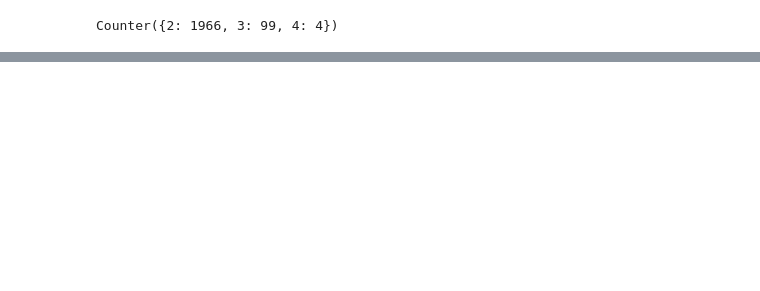
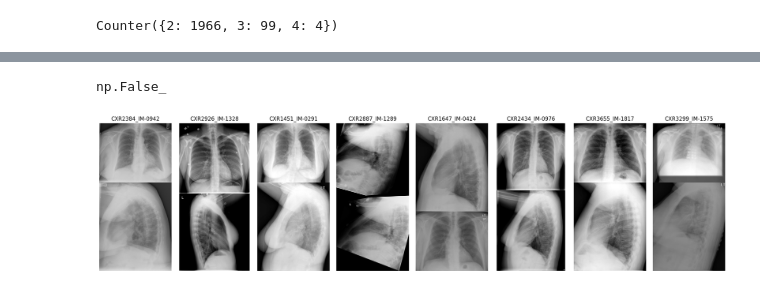
Before and after one commit to ramm777/transformers_xray_report, a Jupyter notebook: task2.ipynb, the cells around one changed output, grey strips where cells are left out. Saved outputs shown, nothing was run; the diff lists cells and outputs as text; code cells hidden in the pictures; blank space fills up the shorter version.

```diff
--- a/task2.ipynb
+++ b/task2.ipynb
@@ -68,7 +94,7 @@ plt.tight_layout()
 # %%
 sizes = []
 
-for folder_id in ids_annot:
+for folder_id in tqdm(ids_annot):
     try:
         img0 = Image.open(path_images / folder_id / "0.png")
         img1 = Image.open(path_images / folder_id / "1.png")
@@ -80,4 +106,3 @@ for folder_id in ids_annot:
         print(f"File not found: {e}")
 
 sizes = pd.DataFrame(sizes).set_index('id')
-sizes
@@ -120,12 +145,16 @@ def concatenate_images_vertically(image1, image2, shared_width=512):
     concatenated_image.paste(image2.crop((0, 0, shared_width, image2.height)), (0, image1.height))
     return concatenated_image
 
-
-for folder_id in ids_annot[:1]:
+df_data['image'] = None
+for folder_id in tqdm(ids_annot):
     try:
         img0 = Image.open(path_images / folder_id / "0.png")
         img1 = Image.open(path_images / folder_id / "1.png")
         concatenated_image = concatenate_images_vertically(img0, img1)
 
+        df_data.loc[folder_id , 'image'] = concatenated_image
+
     except FileNotFoundError as e:
         print(f"File not found: {e}")
+
+df_data
@@ -161,0 +176,17 @@ converted_dataset = [build_conversations(sample) for sample in dataset]
+# %%
+# This df is complete withoyt nans
+df_data.isnull().any().any()
+# %% [output]
+np.False_
+# %%
+# Plot the first 8 images
+
+fig, axes = plt.subplots(nrows=1, ncols=8, figsize=(20, 5))
+for i, (index, row) in enumerate(df_data.iloc[:8, :].iterrows()):
+
+    ax = axes[i]
+    ax.imshow(row['image'])
+    ax.set_title(index); ax.axis('off')
+plt.tight_layout()
+# %% [output]
+[figure, added]
```
Also changed, not shown: parts of 21 cells of this notebook.
